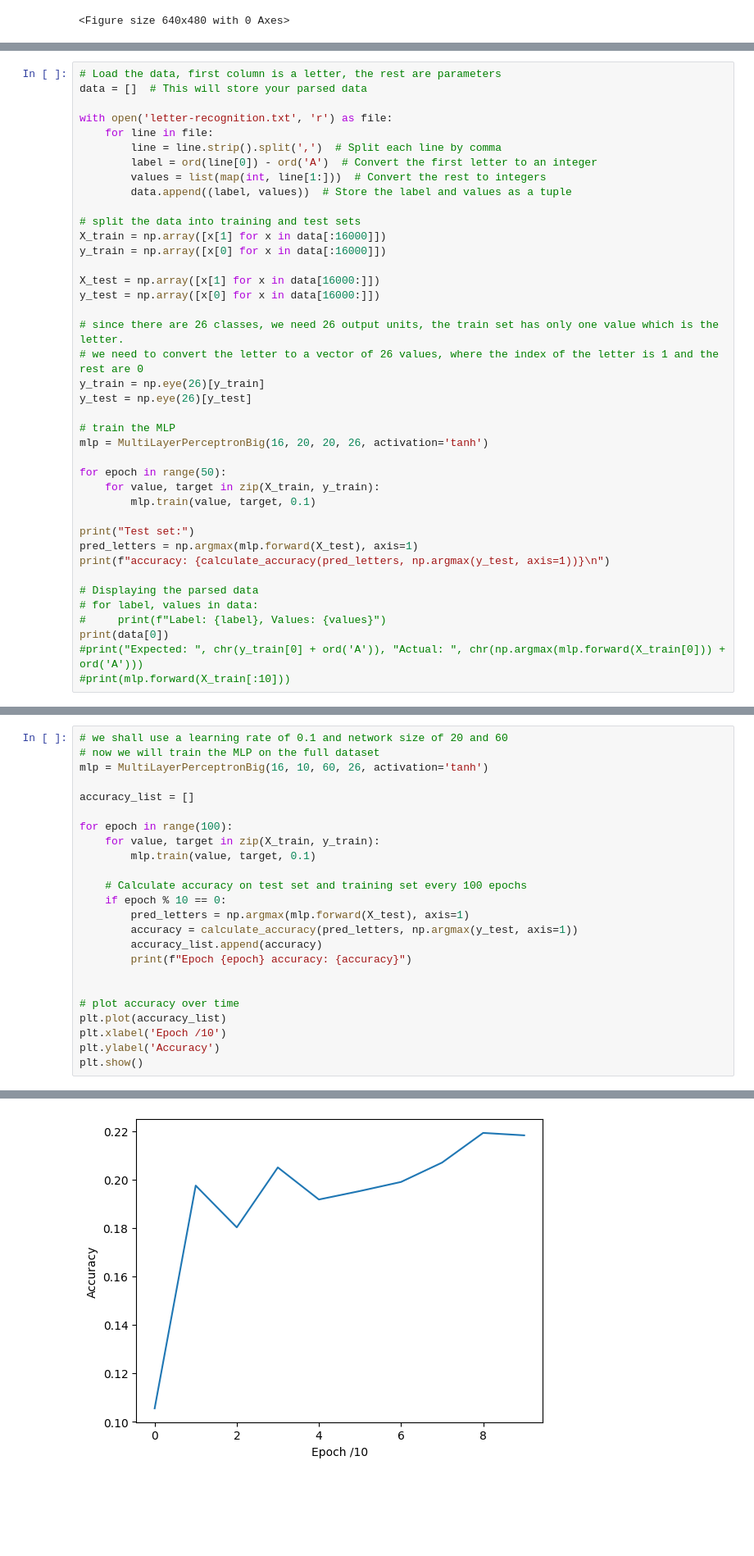
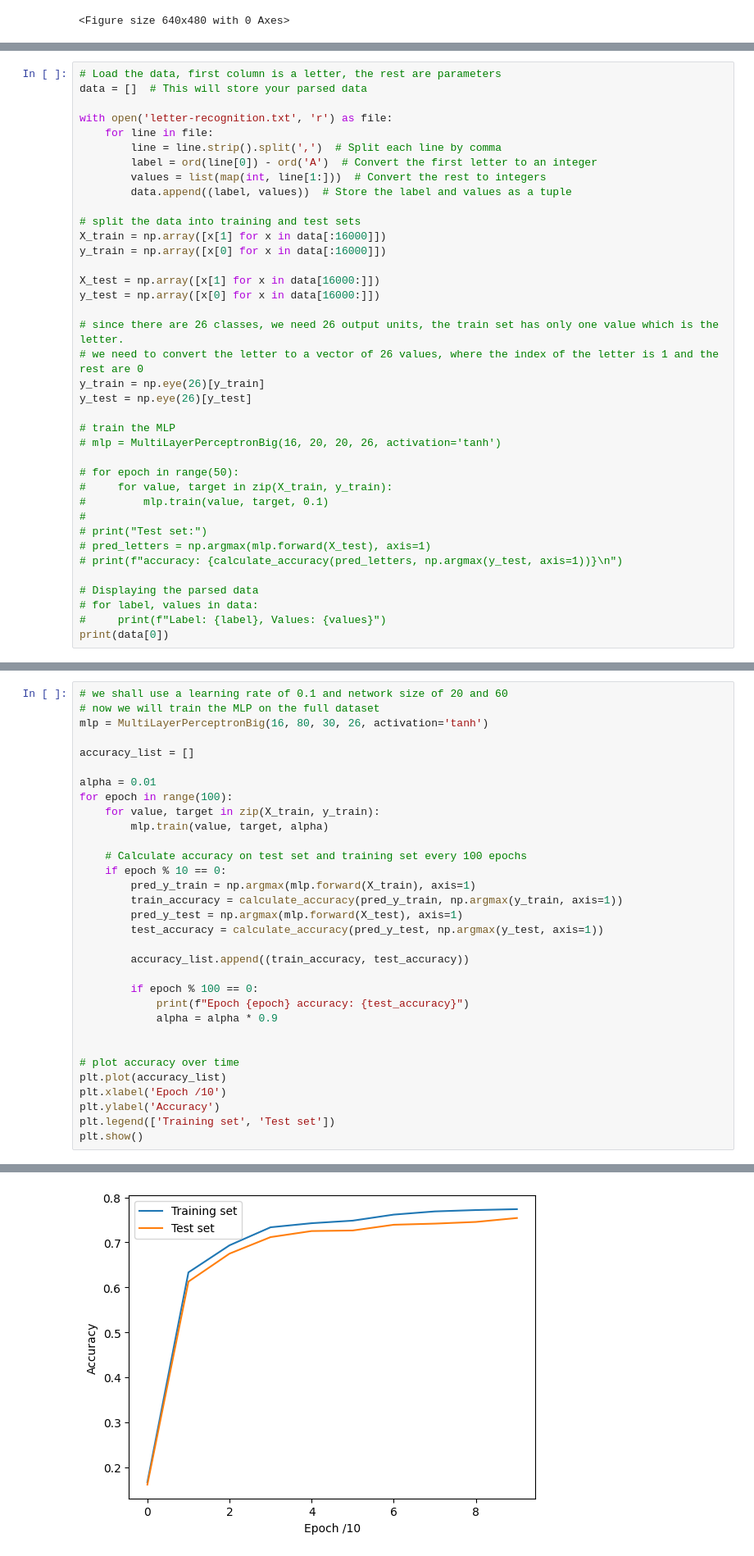
Before and after one commit to wayfarer-ismail/Neural_Network_from_Scratch, a Jupyter notebook: Neural Network from Scratch/task/main.ipynb, the cells around one changed output, grey strips where cells are left out. Shown: that part at 82% size. Drawn from its saved outputs; the diff is of its cells as text; blank space fills up the shorter version.

```diff
--- a/Neural Network from Scratch/task/main.ipynb
+++ b/Neural Network from Scratch/task/main.ipynb
@@ -212,20 +212,18 @@ y_train = np.eye(26)[y_train]
 y_test = np.eye(26)[y_test]
 
 # train the MLP
-mlp = MultiLayerPerceptronBig(16, 20, 20, 26, activation='tanh')
+# mlp = MultiLayerPerceptronBig(16, 20, 20, 26, activation='tanh')
 
-for epoch in range(50):
-    for value, target in zip(X_train, y_train):
-        mlp.train(value, target, 0.1)
-
-print("Test set:")
-pred_letters = np.argmax(mlp.forward(X_test), axis=1)
-print(f"accuracy: {calculate_accuracy(pred_letters, np.argmax(y_test, axis=1))}\n")
+# for epoch in range(50):
+#     for value, target in zip(X_train, y_train):
+#         mlp.train(value, target, 0.1)
+#
+# print("Test set:")
+# pred_letters = np.argmax(mlp.forward(X_test), axis=1)
+# print(f"accuracy: {calculate_accuracy(pred_letters, np.argmax(y_test, axis=1))}\n")
 
 # Displaying the parsed data
 # for label, values in data:
 #     print(f"Label: {label}, Values: {values}")
 print(data[0])
-#print("Expected: ", chr(y_train[0] + ord('A')), "Actual: ", chr(np.argmax(mlp.forward(X_train[0])) + ord('A')))
-#print(mlp.forward(X_train[:10]))
 # %% [output]
@@ -272,25 +267,33 @@ plt.savefig(f"{location}.png")
 # %%
 # we shall use a learning rate of 0.1 and network size of 20 and 60
 # now we will train the MLP on the full dataset
-mlp = MultiLayerPerceptronBig(16, 10, 60, 26, activation='tanh')
+mlp = MultiLayerPerceptronBig(16, 80, 30, 26, activation='tanh')
 
 accuracy_list = []
 
+alpha = 0.01
 for epoch in range(100):
     for value, target in zip(X_train, y_train):
-        mlp.train(value, target, 0.1)
+        mlp.train(value, target, alpha)
 
     # Calculate accuracy on test set and training set every 100 epochs
     if epoch % 10 == 0:
-        pred_letters = np.argmax(mlp.forward(X_test), axis=1)
-        accuracy = calculate_accuracy(pred_letters, np.argmax(y_test, axis=1))
-        accuracy_list.append(accuracy)
-        print(f"Epoch {epoch} accuracy: {accuracy}")
+        pred_y_train = np.argmax(mlp.forward(X_train), axis=1)
+        train_accuracy = calculate_accuracy(pred_y_train, np.argmax(y_train, axis=1))
+        pred_y_test = np.argmax(mlp.forward(X_test), axis=1)
+        test_accuracy = calculate_accuracy(pred_y_test, np.argmax(y_test, axis=1))
+
+        accuracy_list.append((train_accuracy, test_accuracy))
+
+        if epoch % 100 == 0:
+            print(f"Epoch {epoch} accuracy: {test_accuracy}")
+            alpha = alpha * 0.9
 
 
 # plot accuracy over time
 plt.plot(accuracy_list)
 plt.xlabel('Epoch /10')
 plt.ylabel('Accuracy')
+plt.legend(['Training set', 'Test set'])
 plt.show()
 # %% [output]
@@ -307 +301 @@ Epoch 90 accuracy: 0.21825
-[figure, old version]
+[figure, new version]
```
Also changed, not shown: parts of 3 cells of this notebook, 1 other file.
